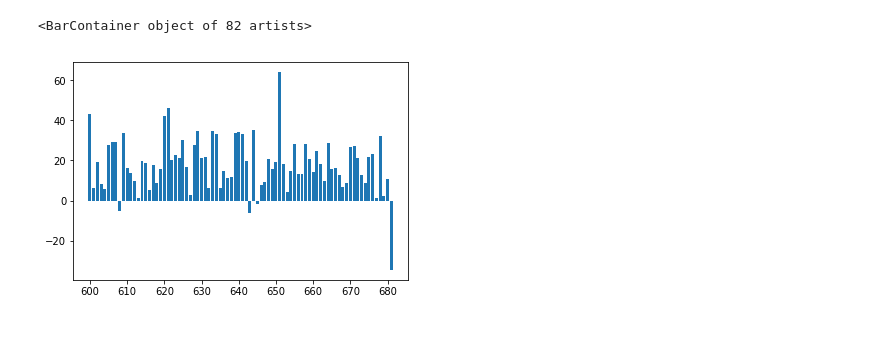
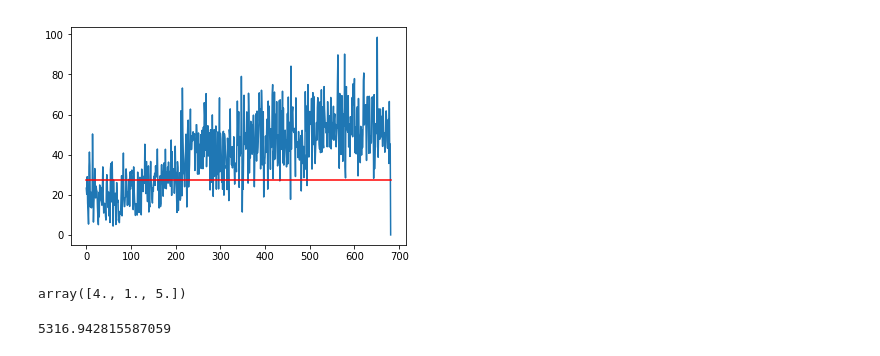
Before and after one commit to r-rb/nba_fantasy_prediction, a Jupyter notebook: notebooks/create_input_features.ipynb, the cells around one changed output. Saved outputs shown, nothing was run; the diff lists cells and outputs as text; code cells hidden in the pictures.

Commit message:
Added ARIMA baseline

```diff
--- a/notebooks/create_input_features.ipynb
+++ b/notebooks/create_input_features.ipynb
@@ -62,9 +35,9 @@ print(X[4])
 # %%
 from sklearn.svm import SVR
 
-clf = SVR(C=1000.0, cache_size=500, coef0=1.0, degree=3, epsilon=0.001, gamma='auto',
-  kernel='rbf', max_iter=-1, shrinking=True, tol=0.001, verbose=True)
+clf = SVR(C=100.0, cache_size=1000, coef0=1.0, degree=3, epsilon=0.1, gamma='auto',
+  kernel='sigmoid', max_iter=-1, shrinking=True, tol=0.1, verbose=True)
 
-clf.fit(X[0:600],y[0:600])
+clf.fit(X[:300],y[0:300])
 # %% [output]
 [LibSVM]
@@ -74,2 +46,3 @@ SVR(C=1000.0, cache_size=500, coef0=1.0, degree=3, epsilon=0.001,
 # %%
-y_out = clf.predict(X[600:])
+y_out = clf.predict(X)
+print(clf.score(X,y))
@@ -116,5 +51,30 @@ array([60.5, 35.4, 68.7, 49.8, 41.8, 56.1, 51.4, 17.7, 84.1, 42.7, 59.4,
 # %%
-plt.bar([i for i in range(600,len(y))],y[600:]-y_out)
+plt.plot([i for i in range(len(y))],y)
+plt.plot([i for i in range(0,len(y))],y_out,'r')
+plt.show()
 # %% [output]
-<BarContainer object of 82 artists>
-[figure, old version]
+[figure, new version]
+# %%
+def objfunc(order, exog, endog):
+    try:
+        from statsmodels.tsa.arima_model import ARIMA
+        model = ARIMA(endog, order).fit()
+        if not np.isnan(model.aic):
+            return model.aic
+        else:
+            return 1000000
+    except:
+        return 1000000
+
+from scipy.optimize import brute
+grid = (slice(1, 10 , 1), slice(1, 10 , 1), slice(1, 10, 1))
+brute(objfunc, grid, args=(y, y), finish=None)
+# %% [output]
+array([4., 1., 5.])
+# %%
+from statsmodels.tsa.arima_model import ARIMA
+model = ARIMA(y, (4,1,5))
+model = model.fit()
+print(model.aic)
+# %% [output]
+5316.942815587059
```
Also changed, not shown: parts of 7 cells of this notebook.
